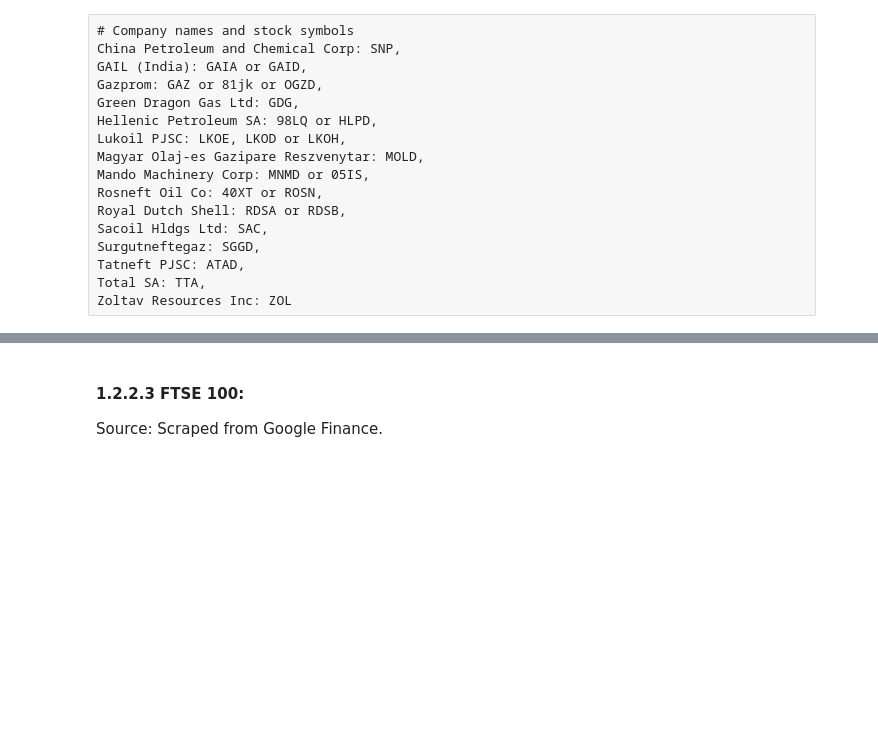
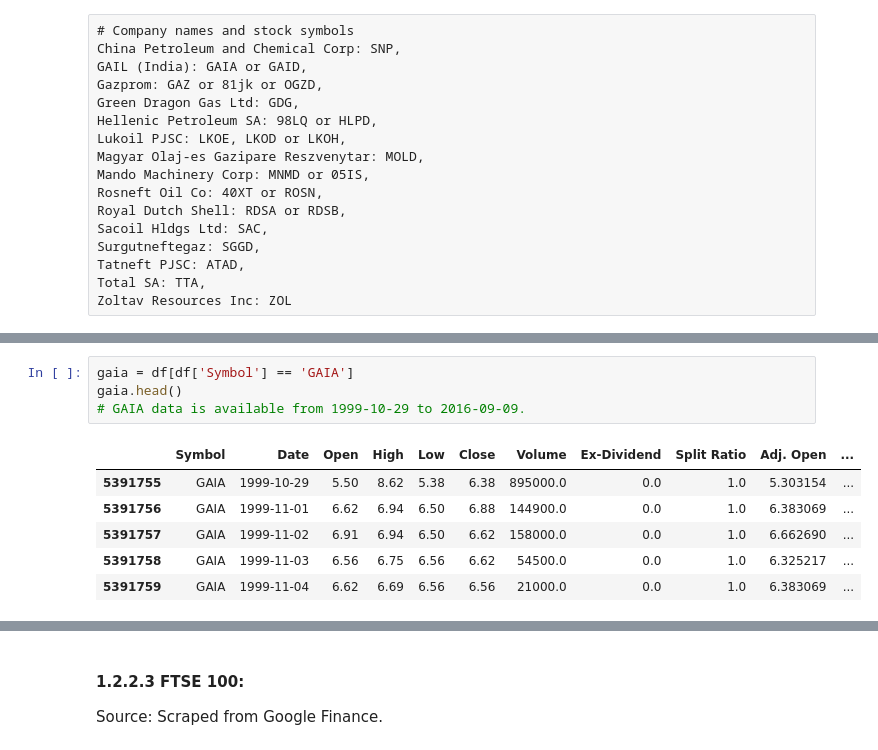
Before and after one commit to jessicayung/machine-learning-nd, a Jupyter notebook: p5-capstone/III. Methodology - Code.ipynb, the cells around one changed output, grey strips where cells are left out. Cells and saved outputs as stored; diff of their text form; blank space fills up the shorter version.

```diff
--- a/p5-capstone/III. Methodology - Code.ipynb
+++ b/p5-capstone/III. Methodology - Code.ipynb
@@ -104,0 +120,11 @@ Zoltav Resources Inc: ZOL
+# %%
+gaia = df[df['Symbol'] == 'GAIA']
+gaia.head()
+# GAIA data is available from 1999-10-29 to 2016-09-09.
+# %% [output]
+|  | Symbol | Date | Open | High | Low | Close | Volume | Ex-Dividend | Split Ratio | Adj. Open | ... |
+| 5391755 | GAIA | 1999-10-29 | 5.50 | 8.62 | 5.38 | 6.38 | 895000.0 | 0.0 | 1.0 | 5.303154 | ... |
+| 5391756 | GAIA | 1999-11-01 | 6.62 | 6.94 | 6.50 | 6.88 | 144900.0 | 0.0 | 1.0 | 6.383069 | ... |
+| 5391757 | GAIA | 1999-11-02 | 6.91 | 6.94 | 6.50 | 6.62 | 158000.0 | 0.0 | 1.0 | 6.662690 | ... |
+| 5391758 | GAIA | 1999-11-03 | 6.56 | 6.75 | 6.56 | 6.62 | 54500.0 | 0.0 | 1.0 | 6.325217 | ... |
+| 5391759 | GAIA | 1999-11-04 | 6.62 | 6.69 | 6.56 | 6.56 | 21000.0 | 0.0 | 1.0 | 6.383069 | ... |
```
Also changed, not shown: parts of 22 cells of this notebook.
